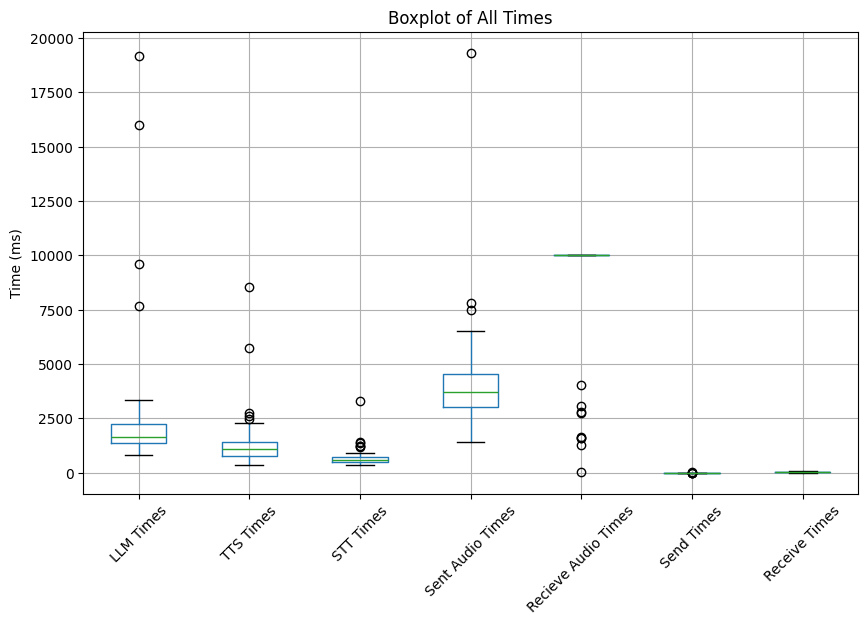
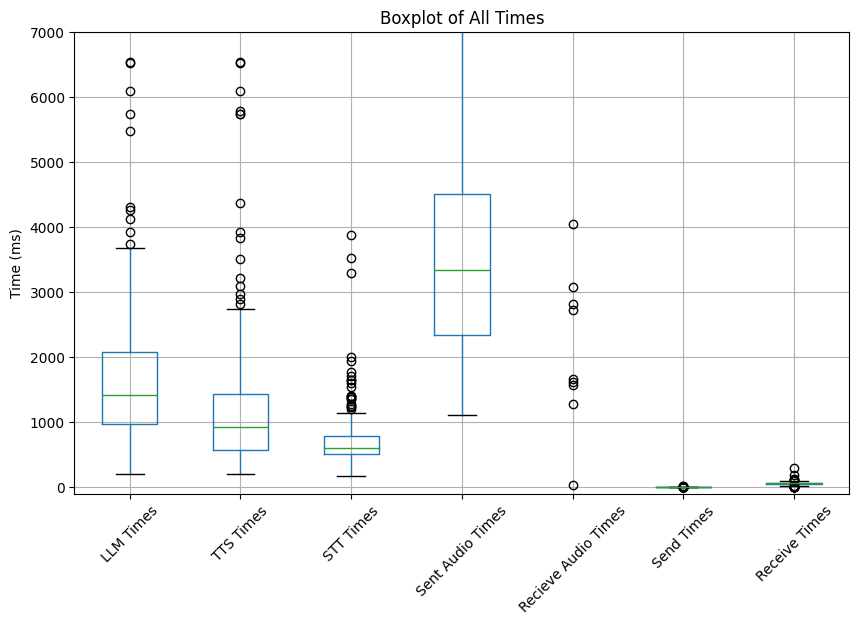
The change to this notebook cell's code, shown as a diff; its figure went from the first image to the second:
--- before
+++ after
@@ -5,3 +5,4 @@
 plt.ylabel("Time (ms)")
 plt.xticks(rotation=45)
+plt.ylim((-100,7000))
 plt.show()

Commit: update, ultimos dados